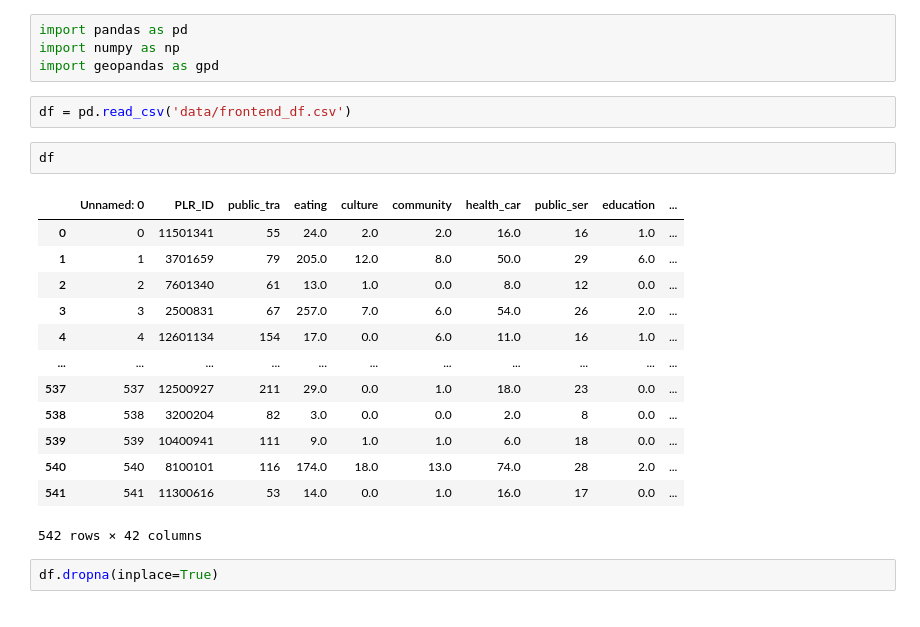
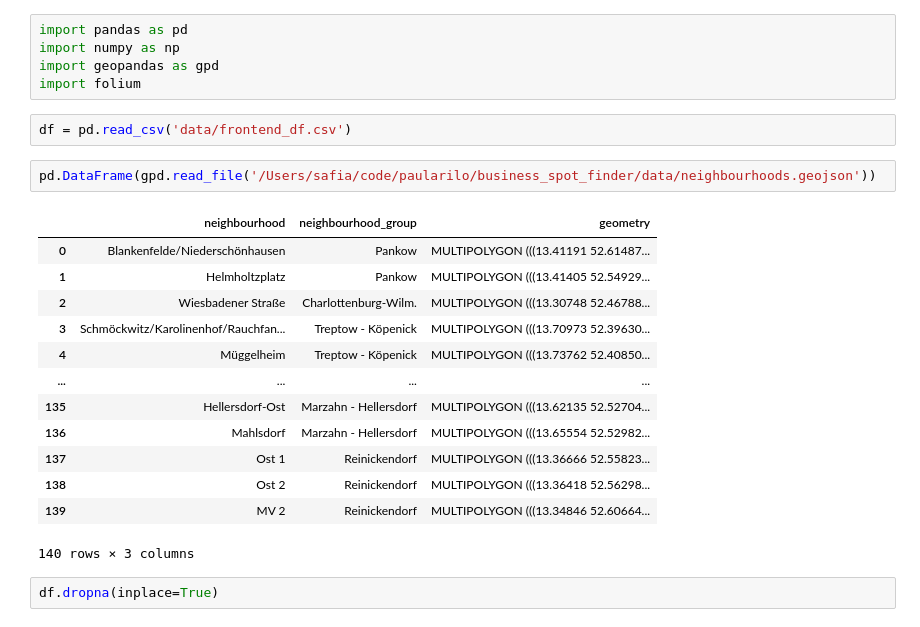
Before and after one commit to Safiaaaaa/geocluster, a Jupyter notebook: geocluster/Untitled.ipynb, the cells around one changed output. Drawn from its saved outputs; the diff is of its cells as text.

```diff
--- a/geocluster/Untitled.ipynb
+++ b/geocluster/Untitled.ipynb
@@ -2,24 +2,25 @@
 import pandas as pd
 import numpy as np
 import geopandas as gpd
+import folium
 # %%
 df = pd.read_csv('data/frontend_df.csv')
 # %%
-df
+pd.DataFrame(gpd.read_file('/Users/safia/code/paularilo/business_spot_finder/data/neighbourhoods.geojson'))
 # %% [output]
-|  | Unnamed: 0 | PLR_ID | public_tra | eating | culture | community | health_car | public_ser | education | ... |
-| 0 | 0 | 11501341 | 55 | 24.0 | 2.0 | 2.0 | 16.0 | 16 | 1.0 | ... |
-| 1 | 1 | 3701659 | 79 | 205.0 | 12.0 | 8.0 | 50.0 | 29 | 6.0 | ... |
-| 2 | 2 | 7601340 | 61 | 13.0 | 1.0 | 0.0 | 8.0 | 12 | 0.0 | ... |
-| 3 | 3 | 2500831 | 67 | 257.0 | 7.0 | 6.0 | 54.0 | 26 | 2.0 | ... |
-| 4 | 4 | 12601134 | 154 | 17.0 | 0.0 | 6.0 | 11.0 | 16 | 1.0 | ... |
-| ... | ... | ... | ... | ... | ... | ... | ... | ... | ... | ... |
-| 537 | 537 | 12500927 | 211 | 29.0 | 0.0 | 1.0 | 18.0 | 23 | 0.0 | ... |
-| 538 | 538 | 3200204 | 82 | 3.0 | 0.0 | 0.0 | 2.0 | 8 | 0.0 | ... |
-| 539 | 539 | 10400941 | 111 | 9.0 | 1.0 | 1.0 | 6.0 | 18 | 0.0 | ... |
-| 540 | 540 | 8100101 | 116 | 174.0 | 18.0 | 13.0 | 74.0 | 28 | 2.0 | ... |
-| 541 | 541 | 11300616 | 53 | 14.0 | 0.0 | 1.0 | 16.0 | 17 | 0.0 | ... |
+|  | neighbourhood | neighbourhood_group | geometry |
+| 0 | Blankenfelde/Niederschönhausen | Pankow | MULTIPOLYGON (((13.41191 52.61487... |
+| 1 | Helmholtzplatz | Pankow | MULTIPOLYGON (((13.41405 52.54929... |
+| 2 | Wiesbadener Straße | Charlottenburg-Wilm. | MULTIPOLYGON (((13.30748 52.46788... |
+| 3 | Schmöckwitz/Karolinenhof/Rauchfan... | Treptow - Köpenick | MULTIPOLYGON (((13.70973 52.39630... |
+| 4 | Müggelheim | Treptow - Köpenick | MULTIPOLYGON (((13.73762 52.40850... |
+| ... | ... | ... | ... |
+| 135 | Hellersdorf-Ost | Marzahn - Hellersdorf | MULTIPOLYGON (((13.62135 52.52704... |
+| 136 | Mahlsdorf | Marzahn - Hellersdorf | MULTIPOLYGON (((13.65554 52.52982... |
+| 137 | Ost 1 | Reinickendorf | MULTIPOLYGON (((13.36666 52.55823... |
+| 138 | Ost 2 | Reinickendorf | MULTIPOLYGON (((13.36418 52.56298... |
+| 139 | MV 2 | Reinickendorf | MULTIPOLYGON (((13.34846 52.60664... |
-542 rows × 42 columns
+140 rows × 3 columns
 # %%
 df.dropna(inplace=True)
 # %%
```
Also changed, not shown: parts of 19 cells of this notebook, 10 other files.
